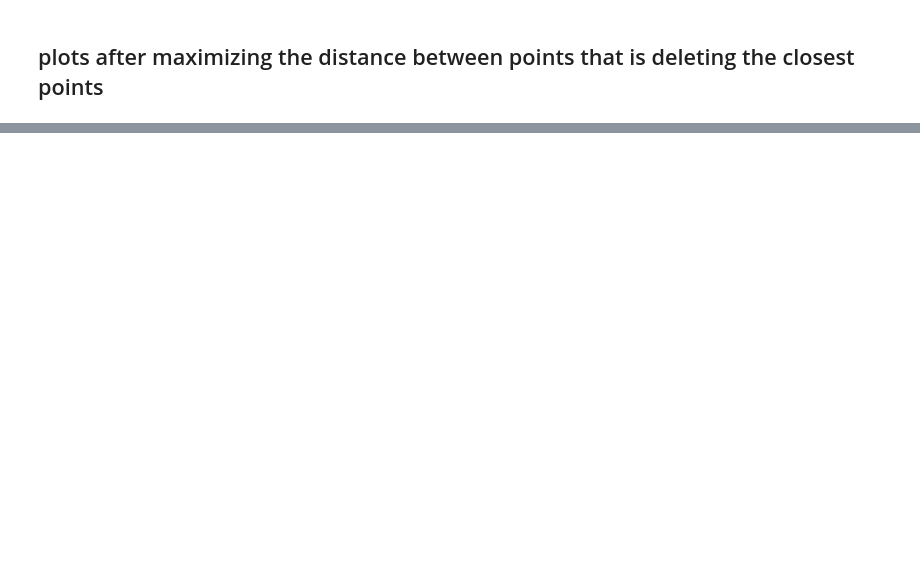
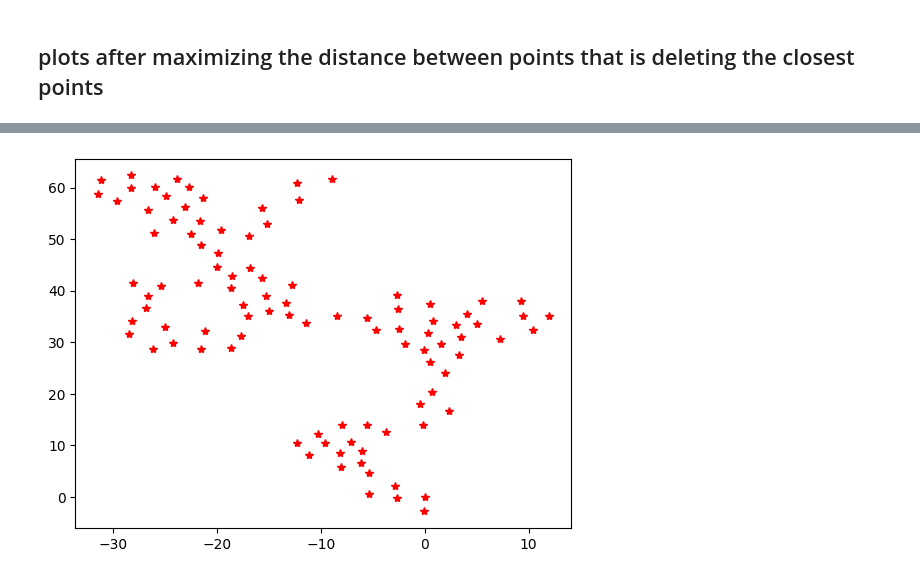
Before and after one commit to sureshnaidugolla/CXFEL-Project-Work, a Jupyter notebook: PDS_Play.ipynb, the cells around one changed output, grey strips where cells are left out. Saved outputs shown, nothing was run; the diff lists cells and outputs as text; code cells hidden in the pictures; blank space fills up the shorter version.

```diff
--- a/PDS_Play.ipynb
+++ b/PDS_Play.ipynb
@@ -191,0 +211,83 @@ pt.scatter(x,y)
+# %%
+import numpy as np
+from numpy import sin, cos
+import matplotlib.pyplot as plt
+import time
+
+π = np.pi
+np.random.seed(seed=156)
+
+######################################
+
+#### user defines
+x_center = 0.0
+y_center = 0.0
+N        = 30 ## num of random points we generate
+R        = 2.0 ## minimum separation
+center = np.array([0,0])
+DesiredNumOfPoints=100 ## number of points to be sampled
+
+#######################################
+
+#fig, axes = plt.subplots(int(DesiredNumOfPoints/2), int(DesiredNumOfPoints/2))
+
+def draw(active_list,x_center,y_center,axisx,axisy):
+  active_list=np.asarray(active_list)
+  #axes[axisx,axisy].plot(active_list.T[0],active_list.T[1])
+  circle1 = plt.Circle((x_center, y_center), R , color='r', fill=False)
+  circle2 = plt.Circle((x_center, y_center), 2*R , color='r', fill=False)
+  plt.scatter(active_list.T[0],active_list.T[1])
+  plt.gca().add_patch(circle1)
+  plt.gca().add_patch(circle2)
+  plt.gca().set_aspect('equal')
+  for xy in zip(active_list.T[0], active_list.T[1]):
+   plt.annotate('(%.2f, %.2f)' % xy, xy=xy)
+  plt.show()
+
+#############################################
+
+# In the above line we are finding the radial distance r from the center of the circle
+# we are taking a random number between [0,1] and then multiplying with R (min dist which is a radius of circle) and
+# adding R to make it R distance away from the point
+# basically finding a point between circles with radius R and 2R
+
+
+# the same way we are trying to find the random angle fro the center of the circle
+# we are multiplying random value [0,1] by 2 * PI (which represents a full circle, or 360 degrees)
+# ensures that theta ranges from 0 to 2π radians (or 0 to 360 degrees), covering all possible directions around the circle.
+
+#######################################################
+ptime_taken=[]
+ptime_taken.append(0)
+for num in range(1,DesiredNumOfPoints):
+  #DesiredNumOfPoints=num
+  start=time.time()
+  active_list = []
+  active_list.append(center)
+  numOfPoints=1
+  for base_point in active_list:
+    r = R+np.random.rand(N)*R
+    θ = 2*π*np.random.rand(N)
+    sample_pts = np.asarray([base_point[0]+r*cos(θ), base_point[1]+r*sin(θ)])
+    for i in sample_pts.T:
+      flag=True
+      for j in active_list:
+        if(np.linalg.norm(j-i)<R):
+          flag=False
+          break
+      if(flag):
+        active_list.append(np.array(i))
+        #axisy=axisy+1
+        #plt.plot(i[0], i[1], 'r*')
+        break
+    #draw(active_list,base_point[0],base_point[1],axisx,axisy)
+    #axisx=axisx+1
+    numOfPoints=numOfPoints+1
+    if(numOfPoints>=num):
+      ptime_taken.append(time.time()-start)
+      break
+print(len(active_list),active_list)
+active_list=np.asarray(active_list)
+plt.plot(active_list.T[0],active_list.T[1], 'r*')
+plt.show()
+# %% [output]
@@ -191,0 +295 @@ pt.scatter(x,y)
+[figure, added]
```
Also changed, not shown: parts of 9 cells of this notebook.
